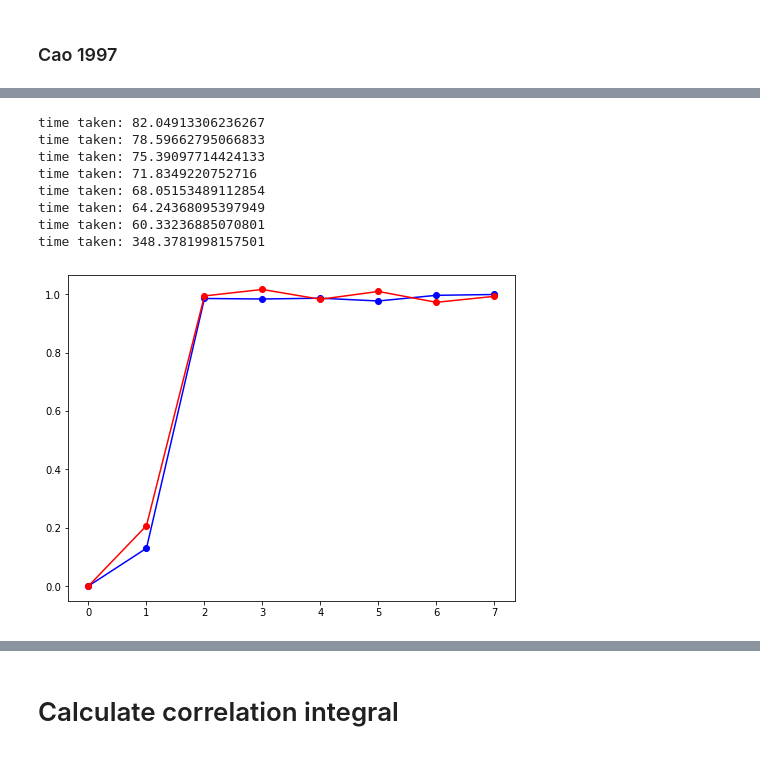
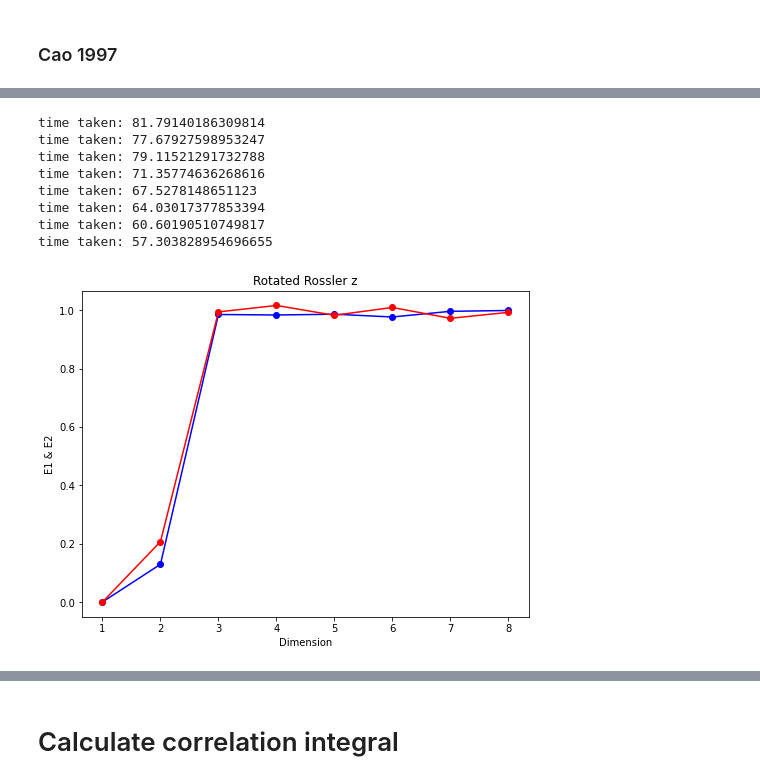
Before and after one commit to esandford/starspot_chaos, a Jupyter notebook: syntheticSignals.ipynb, the cells around one changed output, grey strips where cells are left out. Saved outputs shown, nothing was run; the diff lists cells and outputs as text; code cells hidden in the pictures.

```diff
--- a/syntheticSignals.ipynb
+++ b/syntheticSignals.ipynb
@@ -1058,18 +1018,21 @@ time taken: 66.56780195236206
 # %%
 #going to be too slow to run on O(10^4) data points---will need to cythonize
 # of order 1 second per m for 1000 entries but scales as N^2
 E1, E2 = cao97(timeSeries = rotated_rossler_r[:5000,2], tau = 162, mMax = 8)
 fig, ax = plt.subplots(1,1,figsize=(8,6))
-ax.plot(E1,'bo',ls='-')
-ax.plot(E2,'ro',ls='-')
+ax.plot(np.arange(1,9),E1,'bo',ls='-')
+ax.plot(np.arange(1,9),E2,'ro',ls='-')
+ax.set_title('Rotated Rossler z')
+ax.set_xlabel('Dimension')
+ax.set_ylabel('E1 & E2')
 plt.show()
 # %% [output]
-time taken: 82.04913306236267
-time taken: 78.59662795066833
-time taken: 75.39097714424133
-time taken: 71.8349220752716
-time taken: 68.05153489112854
-time taken: 64.24368095397949
-time taken: 60.33236885070801
-time taken: 348.3781998157501
+time taken: 81.79140186309814
+time taken: 77.67927598953247
+time taken: 79.11521291732788
+time taken: 71.35774636268616
+time taken: 67.5278148651123
+time taken: 64.03017377853394
+time taken: 60.60190510749817
+time taken: 57.303828954696655
-[figure, old version]
+[figure, new version]
```
Also changed, not shown: parts of 20 cells of this notebook.
